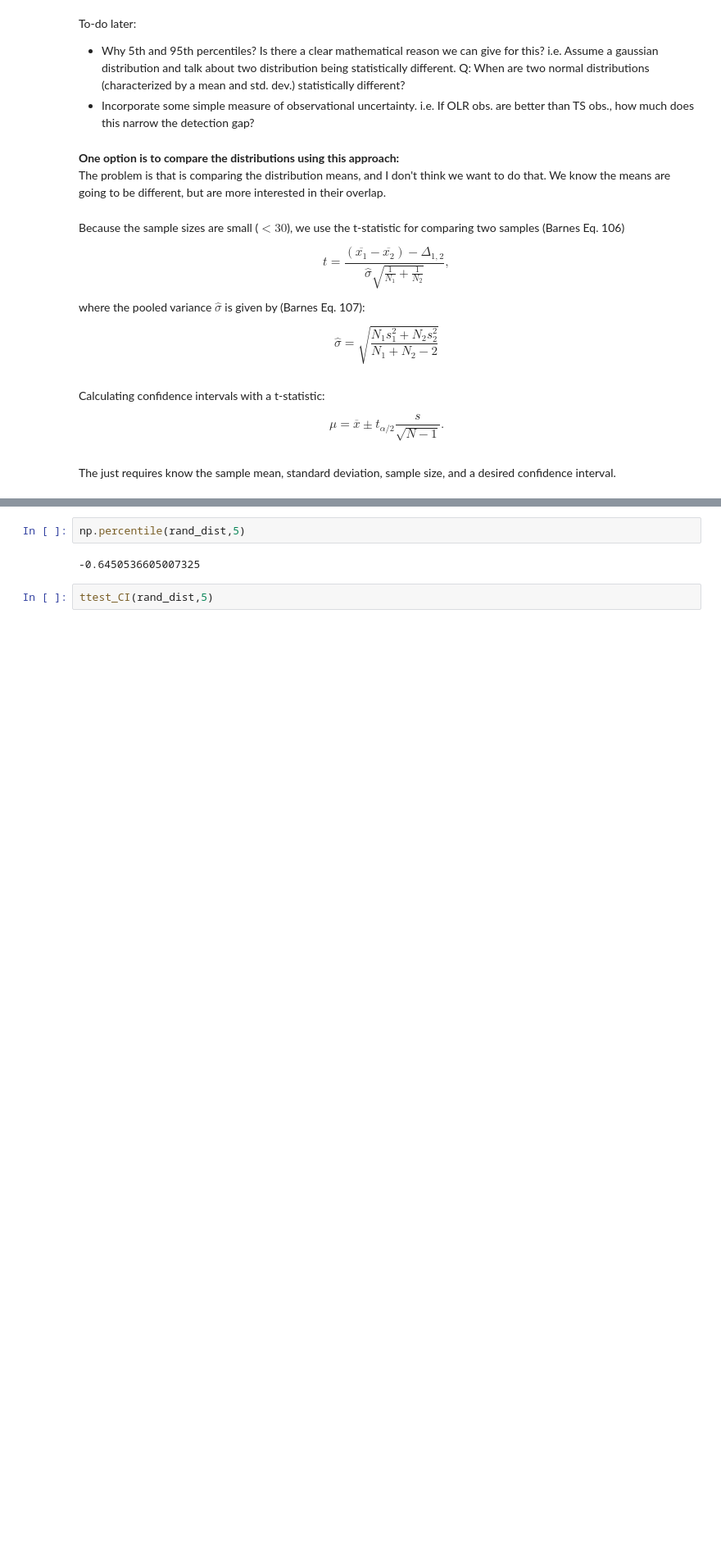
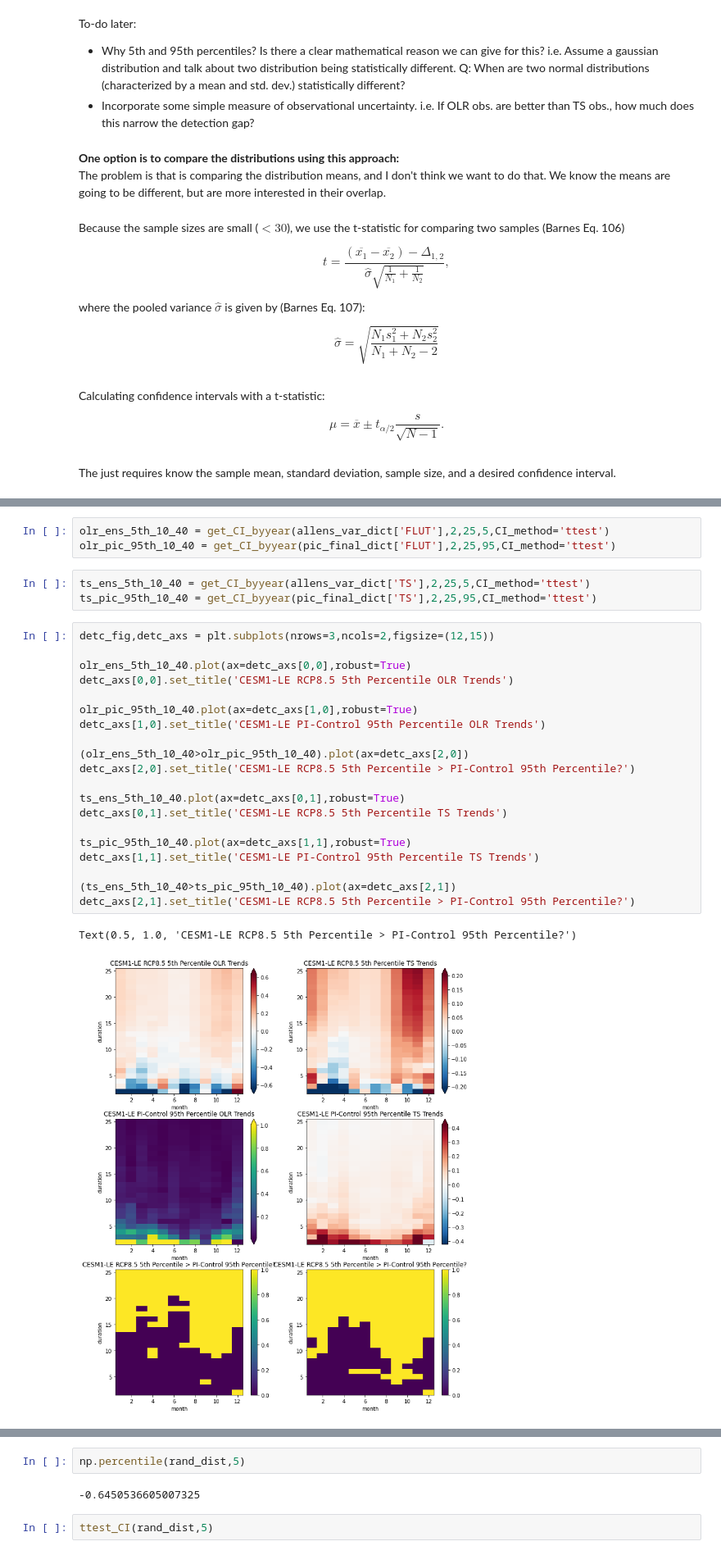
Before and after one commit to jshaw35/spectral_ice, a Jupyter notebook: figure3/figure3.ipynb, the cells around one changed output, grey strips where cells are left out. Shown at 82% size. Saved outputs shown, nothing was run; the diff lists cells and outputs as text; blank space fills up the shorter version.

Commit message:
Progress on figure 3. Visualizing detection as a comparison of forced/unforced trend distributions.

```diff
--- a/figure3/figure3.ipynb
+++ b/figure3/figure3.ipynb
@@ -1106,0 +1145,29 @@ CI_lo = np.percentile(bootstrap_statistic, 100*(alpha/2.0))
+# %%
+olr_ens_5th_10_40 = get_CI_byyear(allens_var_dict['FLUT'],2,25,5,CI_method='ttest')
+olr_pic_95th_10_40 = get_CI_byyear(pic_final_dict['FLUT'],2,25,95,CI_method='ttest')
+# %%
+ts_ens_5th_10_40 = get_CI_byyear(allens_var_dict['TS'],2,25,5,CI_method='ttest')
+ts_pic_95th_10_40 = get_CI_byyear(pic_final_dict['TS'],2,25,95,CI_method='ttest')
+# %%
+detc_fig,detc_axs = plt.subplots(nrows=3,ncols=2,figsize=(12,15))
+
+olr_ens_5th_10_40.plot(ax=detc_axs[0,0],robust=True)
+detc_axs[0,0].set_title('CESM1-LE RCP8.5 5th Percentile OLR Trends')
+
+olr_pic_95th_10_40.plot(ax=detc_axs[1,0],robust=True)
+detc_axs[1,0].set_title('CESM1-LE PI-Control 95th Percentile OLR Trends')
+
+(olr_ens_5th_10_40>olr_pic_95th_10_40).plot(ax=detc_axs[2,0])
+detc_axs[2,0].set_title('CESM1-LE RCP8.5 5th Percentile > PI-Control 95th Percentile?')
+
+ts_ens_5th_10_40.plot(ax=detc_axs[0,1],robust=True)
+detc_axs[0,1].set_title('CESM1-LE RCP8.5 5th Percentile TS Trends')
+
+ts_pic_95th_10_40.plot(ax=detc_axs[1,1],robust=True)
+detc_axs[1,1].set_title('CESM1-LE PI-Control 95th Percentile TS Trends')
+
+(ts_ens_5th_10_40>ts_pic_95th_10_40).plot(ax=detc_axs[2,1])
+detc_axs[2,1].set_title('CESM1-LE RCP8.5 5th Percentile > PI-Control 95th Percentile?')
+# %% [output]
+Text(0.5, 1.0, 'CESM1-LE RCP8.5 5th Percentile > PI-Control 95th Percentile?')
+[figure, added]
```
Also changed, not shown: parts of 15 cells of this notebook, 1 other file.
